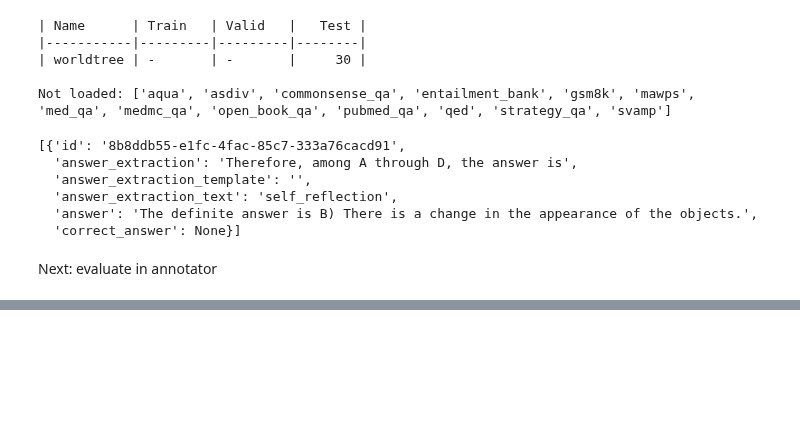
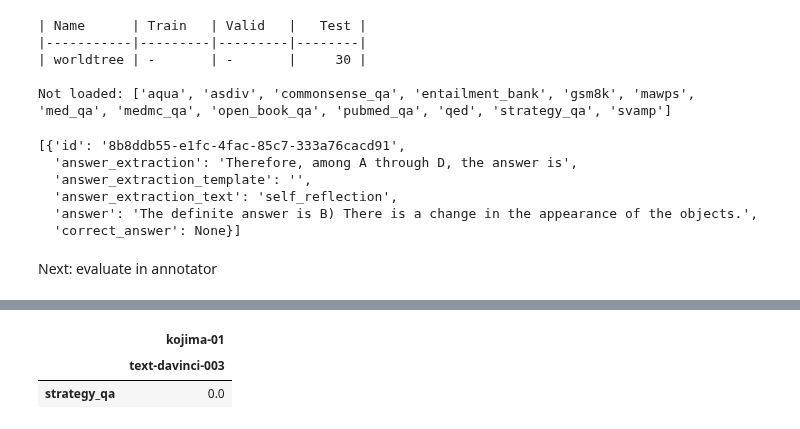
Before and after one commit to OpenBioLink/ThoughtSource, a Jupyter notebook: notebooks/langchain_experiments.ipynb, the cells around one changed output, grey strips where cells are left out. Saved outputs shown, nothing was run; the diff lists cells and outputs as text; code cells hidden in the pictures; blank space fills up the shorter version.

```diff
--- a/notebooks/langchain_experiments.ipynb
+++ b/notebooks/langchain_experiments.ipynb
@@ -171,0 +268,8 @@ Next: evaluate in annotator
+# %%
+from cot.stats import evaluation_as_table
+eval = coll.evaluate()
+evaluation_as_table(eval)
+# %% [output]
+|  | kojima-01 |
+|  | text-davinci-003 |
+| strategy_qa | 0.0 |
```
Also changed, not shown: parts of 26 cells of this notebook, 5 other files.
